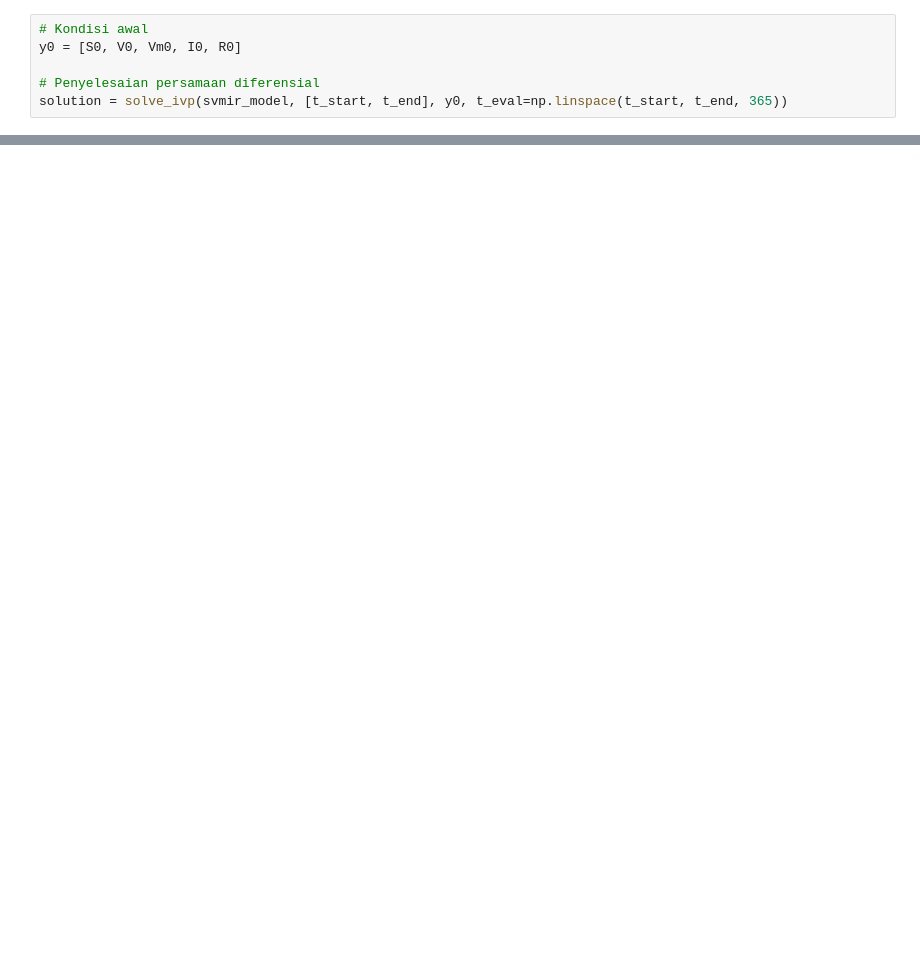
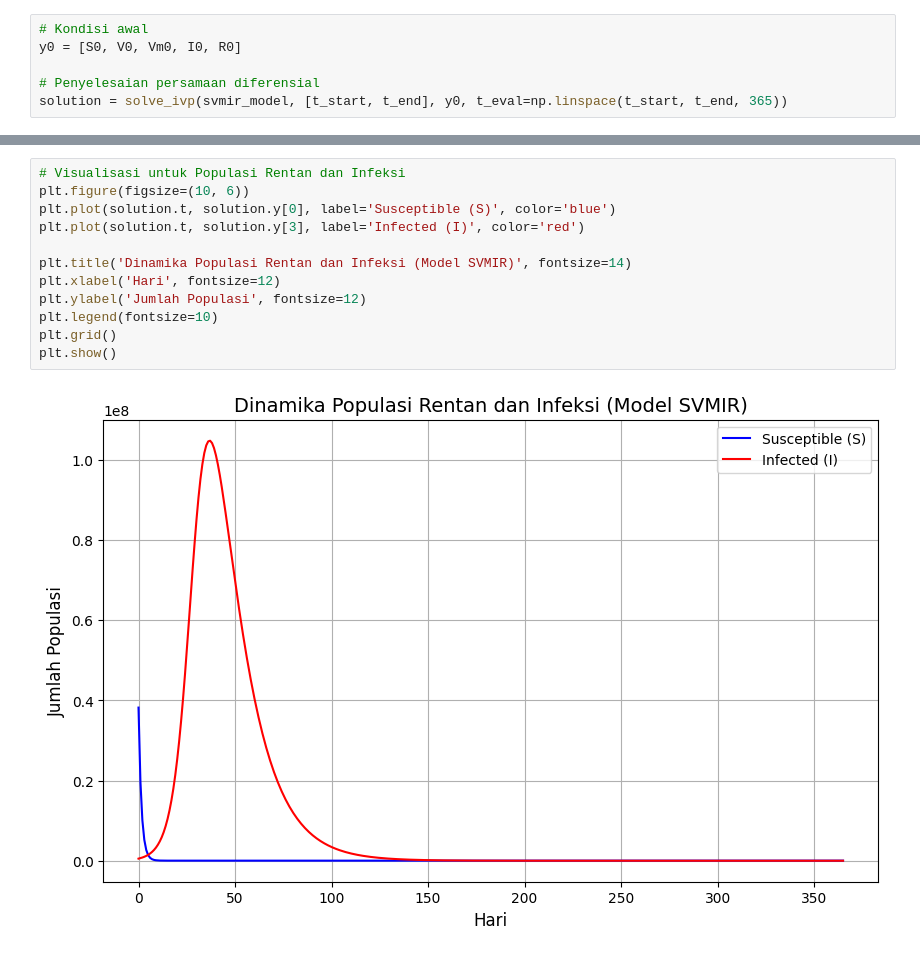
Before and after one commit to gbennnn/sir-model-covid19, a Jupyter notebook: code/sir-model-data-real.ipynb, the cells around one changed output, grey strips where cells are left out. Drawn from its saved outputs; the diff is of its cells as text; blank space fills up the shorter version.

```diff
--- a/code/sir-model-data-real.ipynb
+++ b/code/sir-model-data-real.ipynb
@@ -59,0 +60,14 @@ plt.show()
+# %%
+# Visualisasi untuk Populasi Rentan dan Infeksi
+plt.figure(figsize=(10, 6))
+plt.plot(solution.t, solution.y[0], label='Susceptible (S)', color='blue')
+plt.plot(solution.t, solution.y[3], label='Infected (I)', color='red')
+
+plt.title('Dinamika Populasi Rentan dan Infeksi (Model SVMIR)', fontsize=14)
+plt.xlabel('Hari', fontsize=12)
+plt.ylabel('Jumlah Populasi', fontsize=12)
+plt.legend(fontsize=10)
+plt.grid()
+plt.show()
+# %% [output]
+[figure, added]
```
Also changed, not shown: parts of 6 cells of this notebook, 2 other files.
